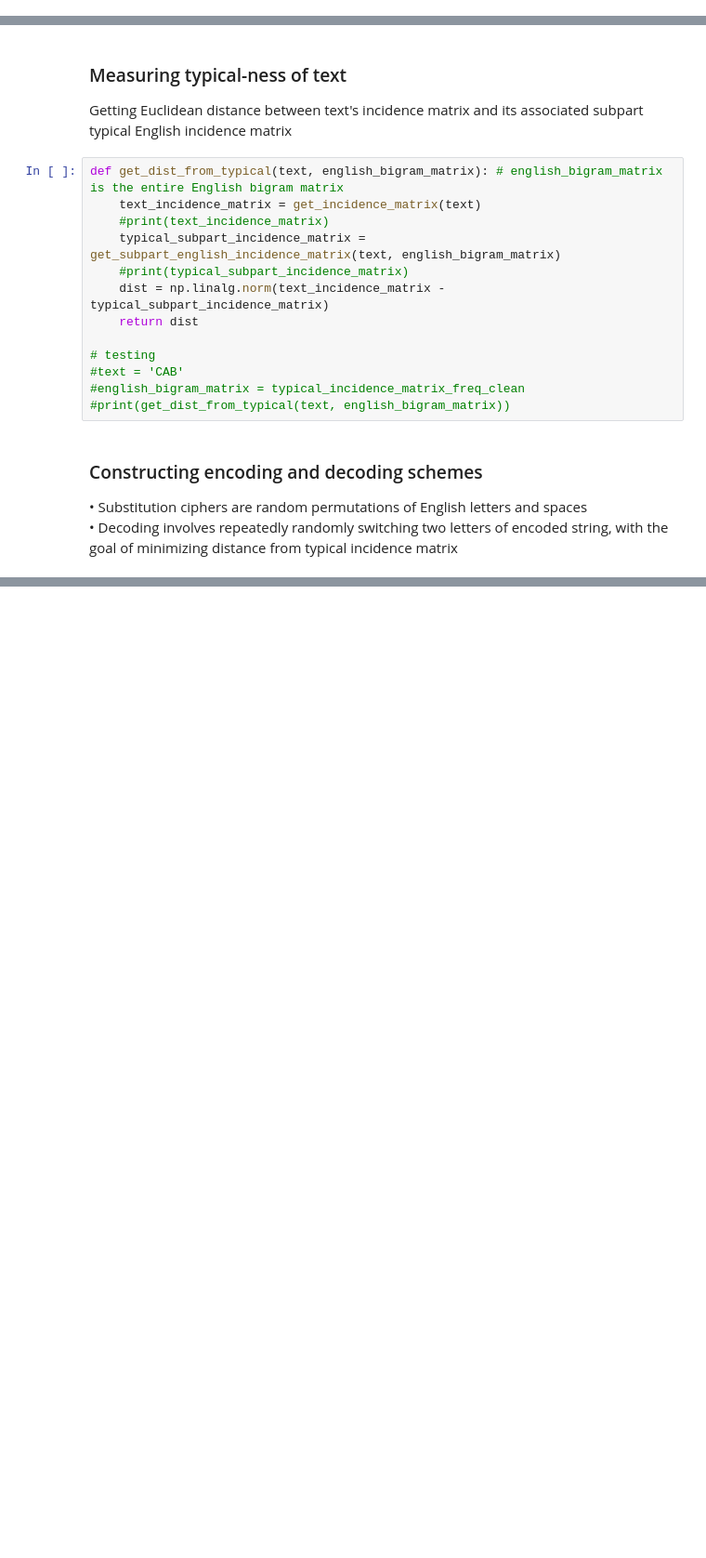
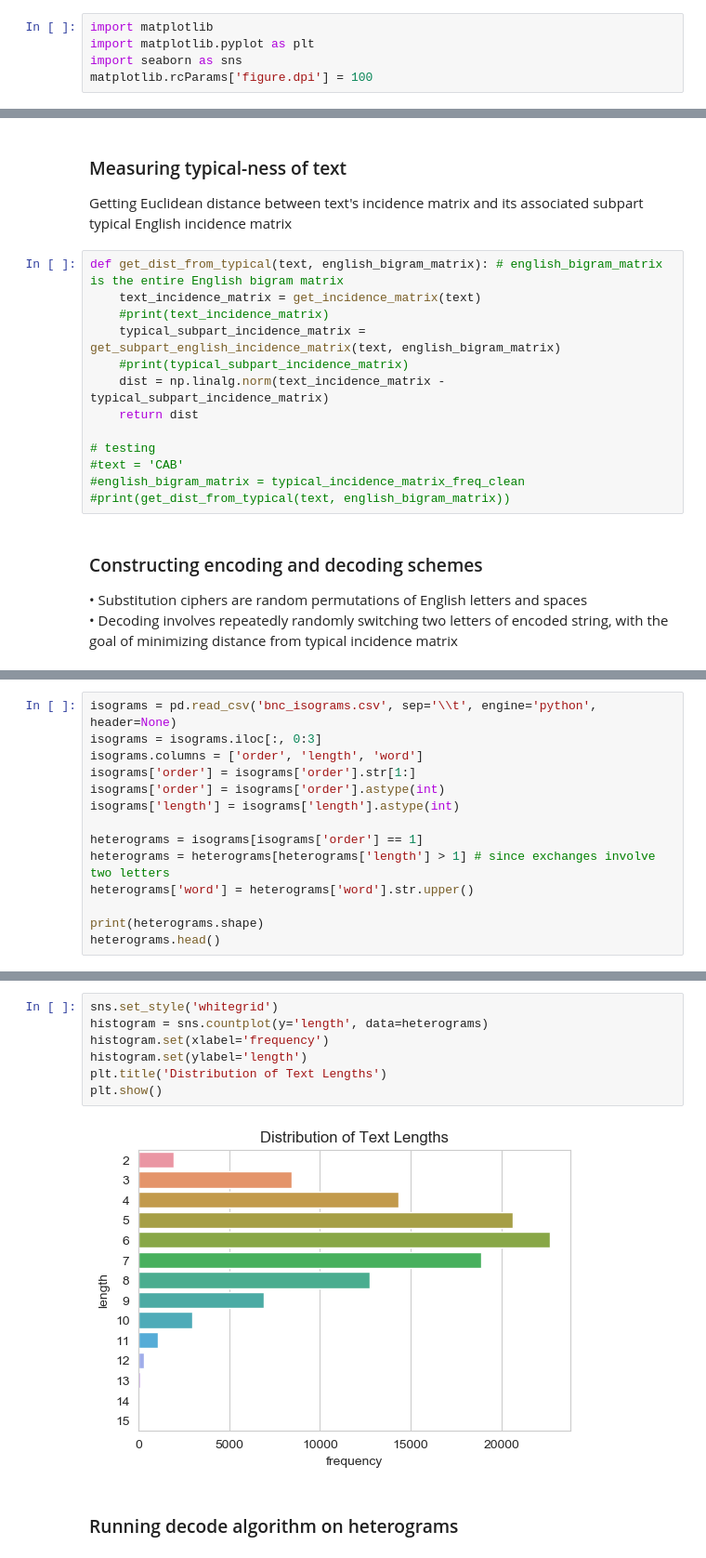
Before and after one commit to agnikumar/math-lab, a Jupyter notebook: decode_text.ipynb, the cells around one changed output, grey strips where cells are left out. Shown at 93% size. Cells and saved outputs as stored; diff of their text form; blank space fills up the shorter version.

```diff
--- a/decode_text.ipynb
+++ b/decode_text.ipynb
@@ -6,6 +9,11 @@ import math
 import random
 import re
 from collections import Counter
+# %%
+import matplotlib
+import matplotlib.pyplot as plt
+import seaborn as sns
+matplotlib.rcParams['figure.dpi'] = 100
 # %% [markdown]
 ### Constructing typical English incidence matrix
 • Entries are probabilities with which two letters typically follow each other
@@ -233,0 +236,14 @@ dist from typical (actual): 0.5226548902351741
+# %%
+isograms = pd.read_csv('bnc_isograms.csv', sep='\\t', engine='python', header=None)
+isograms = isograms.iloc[:, 0:3]
+isograms.columns = ['order', 'length', 'word']
+isograms['order'] = isograms['order'].str[1:]
+isograms['order'] = isograms['order'].astype(int)
+isograms['length'] = isograms['length'].astype(int)
+
+heterograms = isograms[isograms['order'] == 1]
+heterograms = heterograms[heterograms['length'] > 1] # since exchanges involve two letters
+heterograms['word'] = heterograms['word'].str.upper()
+
+print(heterograms.shape)
+heterograms.head()
@@ -233,0 +284,11 @@ dist from typical (actual): 0.5226548902351741
+# %%
+sns.set_style('whitegrid')
+histogram = sns.countplot(y='length', data=heterograms)
+histogram.set(xlabel='frequency')
+histogram.set(ylabel='length')
+plt.title('Distribution of Text Lengths')
+plt.show()
+# %% [output]
+[figure, added]
+# %% [markdown]
+### Running decode algorithm on heterograms
```
Also changed, not shown: parts of 12 cells of this notebook, 2 other files.
